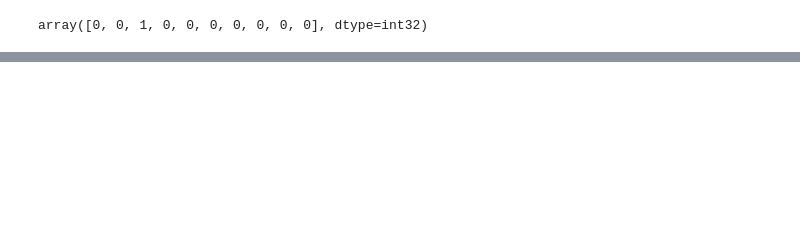
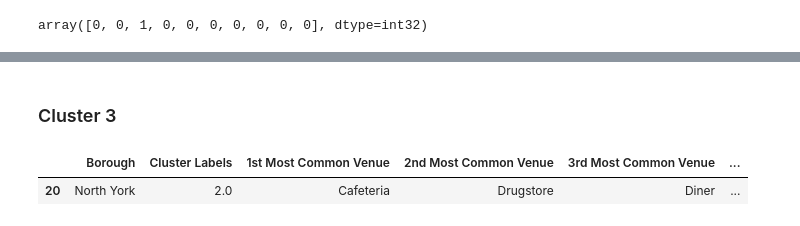
Before and after one commit to jmywang21/Coursera_Capstone, a Jupyter notebook: Toronto_Neighborhoods.ipynb, the cells around one changed output, grey strips where cells are left out. Saved outputs shown, nothing was run; the diff lists cells and outputs as text; code cells hidden in the pictures; blank space fills up the shorter version.

```diff
--- a/Toronto_Neighborhoods.ipynb
+++ b/Toronto_Neighborhoods.ipynb
@@ -405,0 +469,7 @@ manhattan_merged.loc[manhattan_merged['Cluster Labels'] == 0, manhattan_merged.c
+# %% [markdown]
+### Cluster 3
+# %%
+toronto_merged.loc[toronto_merged['Cluster Labels'] == 2, toronto_merged.columns[[1] + list(range(5, toronto_merged.shape[1]))]]
+# %% [output]
+|  | Borough | Cluster Labels | 1st Most Common Venue | 2nd Most Common Venue | 3rd Most Common Venue | ... |
+| 20 | North York | 2.0 | Cafeteria | Drugstore | Diner | ... |
```
Also changed, not shown: parts of 24 cells of this notebook.
